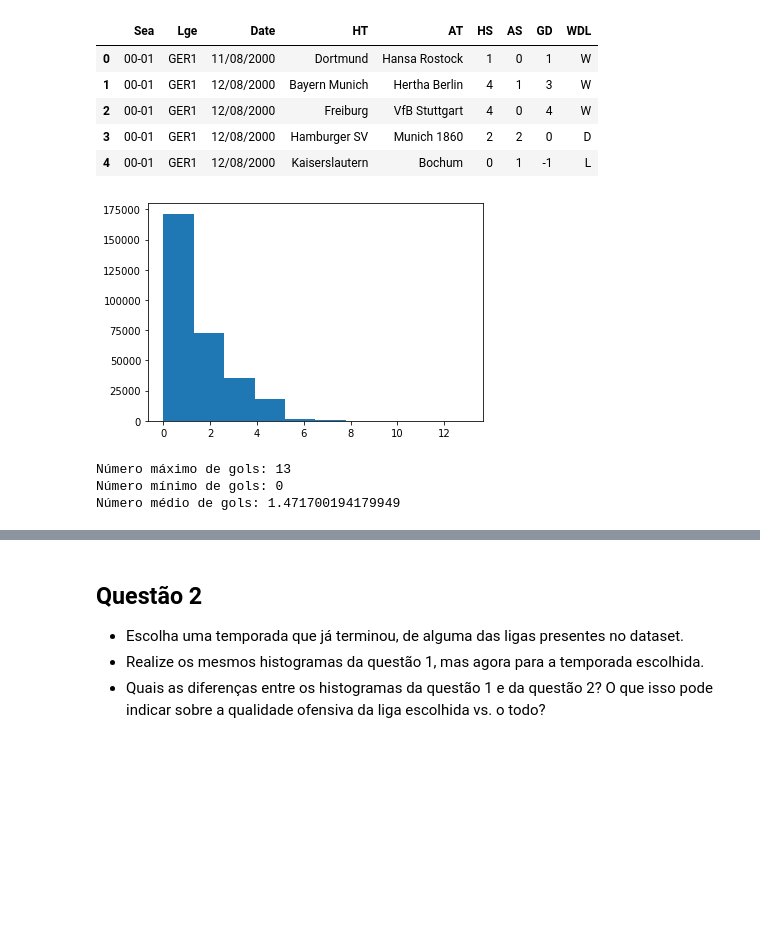
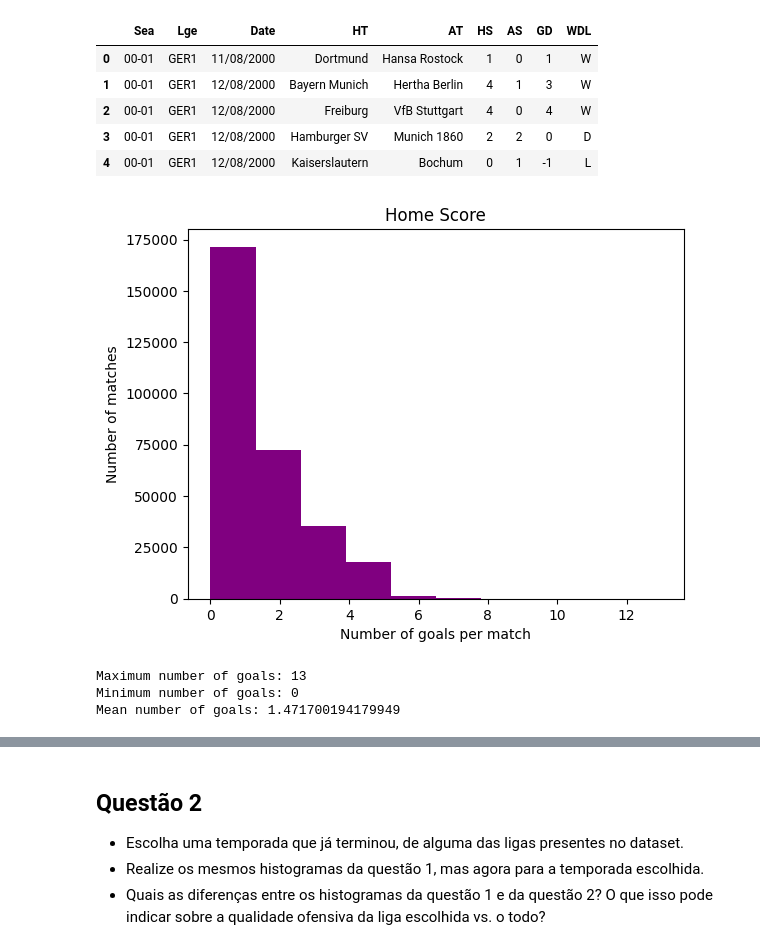
Before and after one commit to paduathiago/Data-Science-Applied-to-Soccer, a Jupyter notebook: ativ_1.ipynb, the cells around one changed output, grey strips where cells are left out. Drawn from its saved outputs; the diff is of its cells as text; code cells hidden in the pictures; blank space fills up the shorter version.

Commit message:
stylizing plot function

```diff
--- a/ativ_1.ipynb
+++ b/ativ_1.ipynb
@@ -32,22 +32,25 @@ df.head()
 | 3 | 00-01 | GER1 | 12/08/2000 | Hamburger SV | Munich 1860 | 2 | 2 | 0 | D |
 | 4 | 00-01 | GER1 | 12/08/2000 | Kaiserslautern | Bochum | 0 | 1 | -1 | L |
 # %%
-def plot_and_show_measures(dataframe):
-    plt.hist(dataframe)
+def plot_and_show_measures(dataframe, title, xlabel='', ylabel=''):
+    plt.hist(dataframe, color='purple')
+    plt.title(title)
+    plt.xlabel(xlabel)
+    plt.ylabel(ylabel)
     plt.show()
 
     max_value = max(dataframe)
     min_value = min(dataframe)
     mean_value = np.mean(dataframe)
 
-    print(f"Número máximo de gols: {max_value}\nNúmero mínimo de gols: {min_value}\nNúmero médio de gols: {mean_value}")
+    print(f"Maximum number of goals: {max_value}\nMinimum number of goals: {min_value}\nMean number of goals: {mean_value}")
 # %%
 goals_home = df['HS']
-plot_and_show_measures(goals_home)
+plot_and_show_measures(goals_home, 'Home Score', 'Number of goals per match', 'Number of matches')
 # %% [output]
-[figure, old version]
+[figure, new version]
-Número máximo de gols: 13
-Número mínimo de gols: 0
-Número médio de gols: 1.471700194179949
+Maximum number of goals: 13
+Minimum number of goals: 0
+Mean number of goals: 1.471700194179949
 # %%
 goals_away = df['AS']
```
Also changed, not shown: parts of 4 cells of this notebook.
